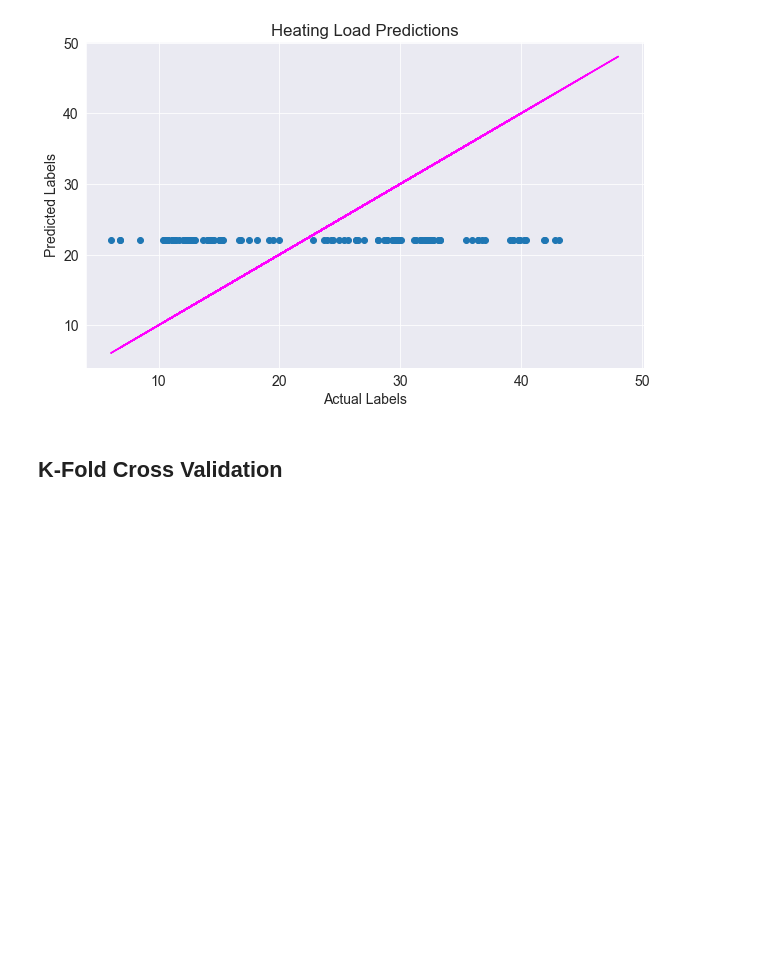
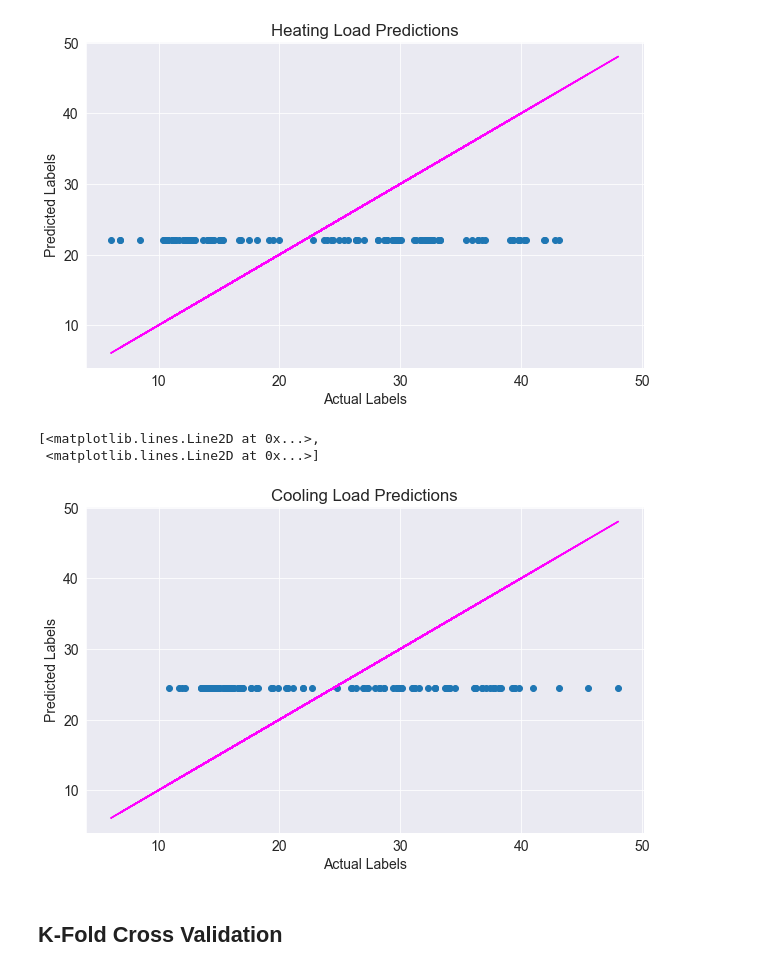
Before and after one commit to Utkarsh736/Energy_Efficiency, a Jupyter notebook: energy-efficiency-prediction.ipynb, the cells around one changed output. Drawn from its saved outputs; the diff is of its cells as text; code cells hidden in the pictures; blank space fills up the shorter version.

Commit message:
Scatterplot added

```diff
--- a/energy-efficiency-prediction.ipynb
+++ b/energy-efficiency-prediction.ipynb
@@ -377,6 +377,17 @@ plt.plot(val_targets, val_targets, color='Magenta')
 [<matplotlib.lines.Line2D at 0x...>,
  <matplotlib.lines.Line2D at 0x...>]
 [figure]
+# %%
+plt.scatter(val_targets['Cooling Load'], dummy_targets['Cooling Load'])
+plt.xlabel('Actual Labels')
+plt.ylabel('Predicted Labels')
+plt.title('Cooling Load Predictions')
+
+plt.plot(val_targets, val_targets, color='Magenta')
+# %% [output]
+[<matplotlib.lines.Line2D at 0x...>,
+ <matplotlib.lines.Line2D at 0x...>]
+[figure, added]
 # %% [markdown]
 ## K-Fold Cross Validation
 # %%
```
Also changed, not shown: parts of 1 cell of this notebook.
